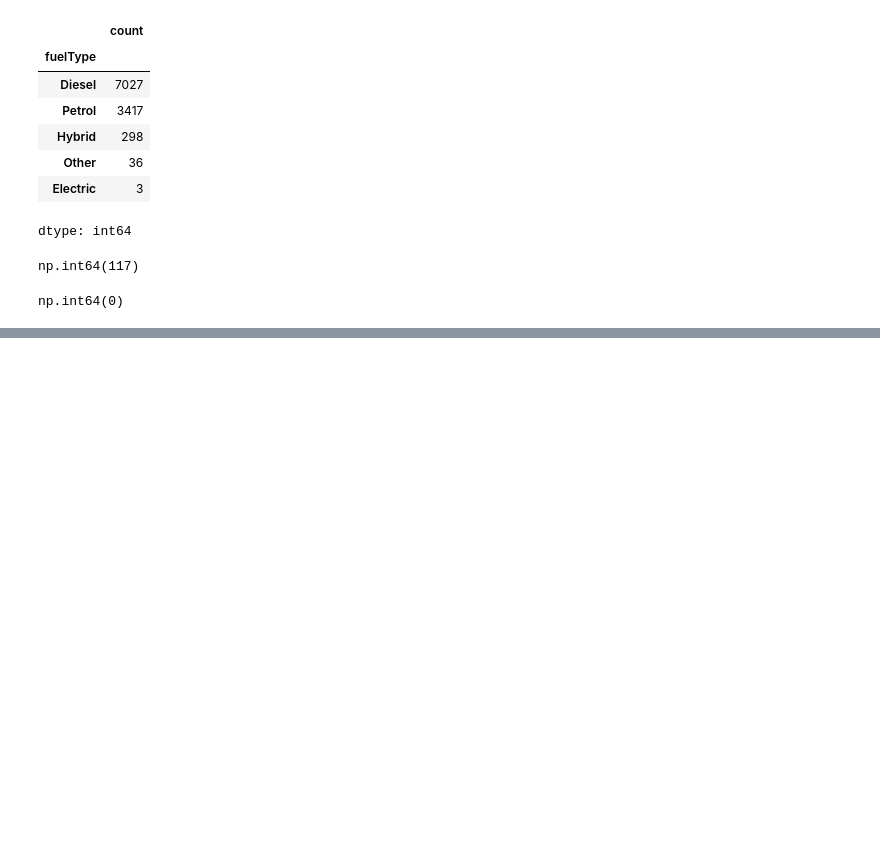
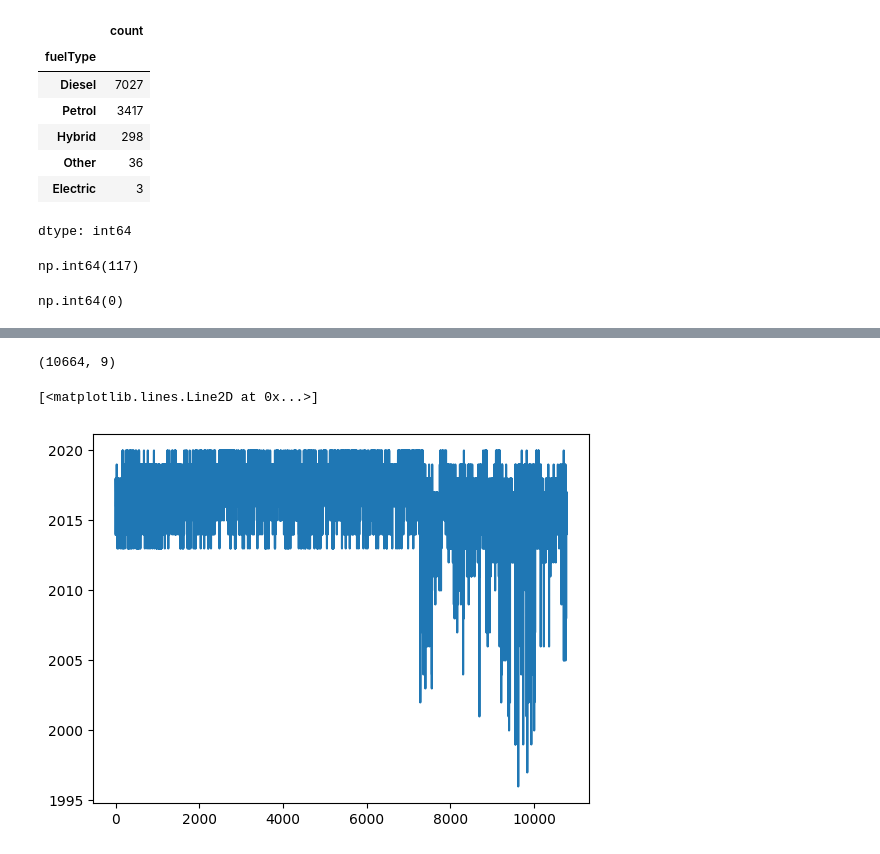
Before and after one commit to rohanwillcode/BMW-Car-Price-Prediction-Model-, a Jupyter notebook: BMW_PRICE_PREDICTION.ipynb, the cells around one changed output, grey strips where cells are left out. Drawn from its saved outputs; the diff is of its cells as text; code cells hidden in the pictures; blank space fills up the shorter version.

```diff
--- a/BMW_PRICE_PREDICTION.ipynb
+++ b/BMW_PRICE_PREDICTION.ipynb
@@ -65,0 +85,9 @@ np.int64(0)
+# %%
+df.shape
+# %% [output]
+(10664, 9)
+# %%
+plt.plot(df['year'])
+# %% [output]
+[<matplotlib.lines.Line2D at 0x...>]
+[figure, added]
```
Also changed, not shown: parts of 2 cells of this notebook.
